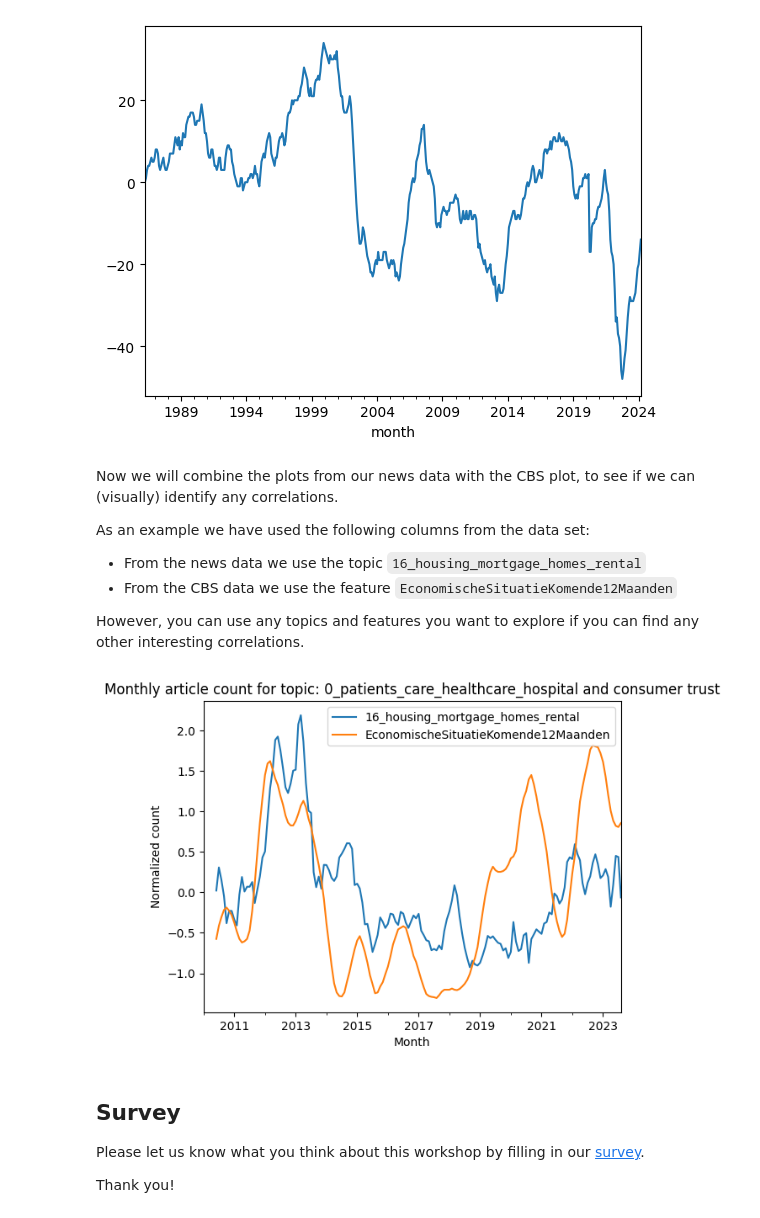
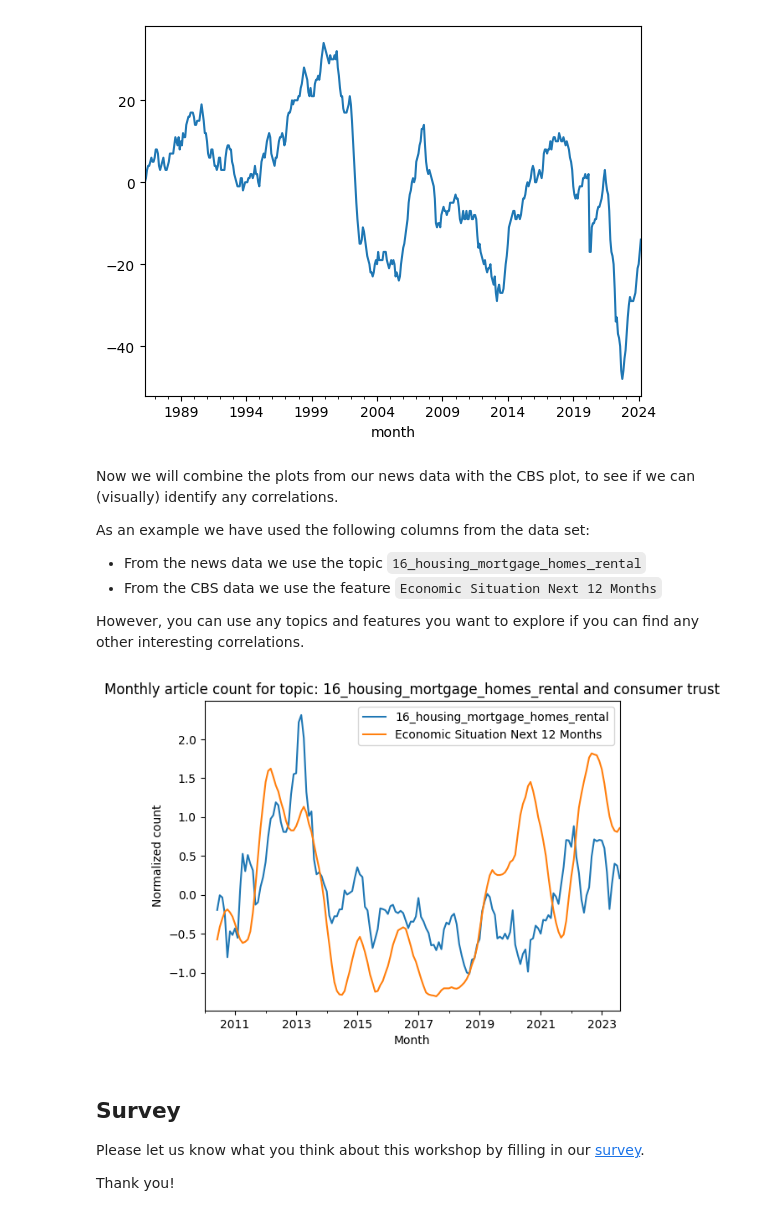
Before and after one commit to Kickstartai-product/kai-workshops, a Jupyter notebook: workshops/26032024-news-analysis/solutions-news-analysis.ipynb, the cells around one changed output. Saved outputs shown, nothing was run; the diff lists cells and outputs as text; code cells hidden in the pictures.

```diff
--- a/workshops/26032024-news-analysis/solutions-news-analysis.ipynb
+++ b/workshops/26032024-news-analysis/solutions-news-analysis.ipynb
@@ -116,9 +117,5 @@ This dataset has over a 150,000 news articles (rows), the followings columns are
 # %%
-df = pd.read_csv('nos_data_final_pruned.csv', parse_dates=['datetime'])
-
-# cast embeddings to numpy array
-df['embedding'] = df['embedding'].apply(
-    lambda x: np.fromstring(x[1:-1], sep=',', dtype=np.float16))
+df = pd.read_csv('nos_data_translated.csv', parse_dates=['datetime'])
 # sort by datetime
 df = df.sort_values(by='datetime')
 # %%
@@ -366,7 +365,6 @@ Look at the topics and their representations.
 
 Note: `-1` is a remainder topic, all articles that couldn't be fitted are stored here. For this reason we will ignore `Topic` `-1`
 # %%
-bertopic_model = bt.BERTopic.load("full_model_en")
-df['topic'] = bertopic_model.topics_
+bertopic_model = bt.BERTopic.load("full_model")
 bertopic_model.get_topic_info().head(25).iloc[:, :-1]
 # %% [output]
@@ -521,11 +522,11 @@ Next we will look at the economic perception data from the CBS. We will first lo
 # %%
 # load CBS data in data frame
-df_cbs = pd.read_csv('cbs_consumer_trust.csv', sep=';')
+df_cbs = pd.read_csv('cbs_consumer_trust_translated.csv')
 # set index to month
-df_cbs['month'] = pd.to_datetime(df_cbs['Perioden'], format='%YMM%m')
+df_cbs['month'] = pd.to_datetime(df_cbs['Periods'], format='%YMM%m')
 df_cbs.set_index('month', inplace=True)
-# plot the Koopbereidheid variable
-df_cbs['Koopbereidheid'].plot()
+# plot the Willingness to Buy variable
+df_cbs['Willingness to Buy'].plot()
 # %% [output]
 <Axes: xlabel='month'>
 [figure]
@@ -534,24 +535,28 @@ Now we will combine the plots from our news data with the CBS plot, to see if we
 
 As an example we have used the following columns from the data set:
 - From the news data we use the topic `16_housing_mortgage_homes_rental`
-- From the CBS data we use the feature `EconomischeSituatieKomende12Maanden`
+- From the CBS data we use the feature `Economic Situation Next 12 Months`
 
 However, you can use any topics and features you want to explore if you can find any other interesting correlations.
 # %%
 # Select the topic(s) from the news data you want to visualize
-selected_topics = ['16_housing_mortgage_homes_rental']
+# 6_schiphol_klm_airport_flights
+# 16_housing_mortgage_homes_rental
+selected_topic = '16_housing_mortgage_homes_rental'
 
 # Select a CBS feature you want to plot
-cbs_feature = 'EconomischeSituatieKomende12Maanden'
+# suggestions: 'Economic Situation Next 12 Months', 'Willingness to Buy',
+cbs_feature = 'Economic Situation Next 12 Months'
 # %%
 # create a combined data frame of the selected news topic(s) and the cbs_feature
-plot_df = normalized_monthly_topic_counts[selected_topics].join(-df_cbs[cbs_feature])
+plot_df = normalized_monthly_topic_counts[[selected_topic]].join(-df_cbs[cbs_feature])
 # apply normalization to the columns
 plot_df = plot_df.apply(normalize_series)
-# apply 3 month rolling average
+
+# apply 6 month rolling average
 plot_df = plot_df.rolling(6).mean()
 
 # plot the data frame
 plot_df.plot(xlabel='Month', ylabel='Normalized count', title='Monthly article count for topic: ' + selected_topic + ' and consumer trust');
 # %% [output]
-[figure, old version]
+[figure, new version]
```
Also changed, not shown: parts of 19 cells of this notebook, 1 other file.
